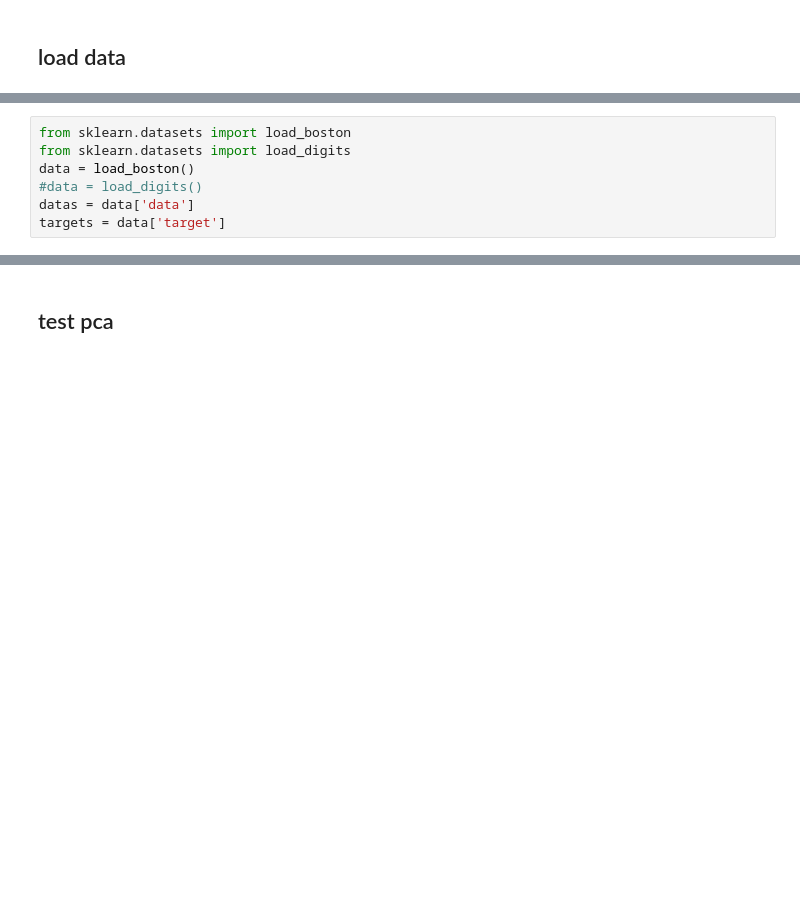
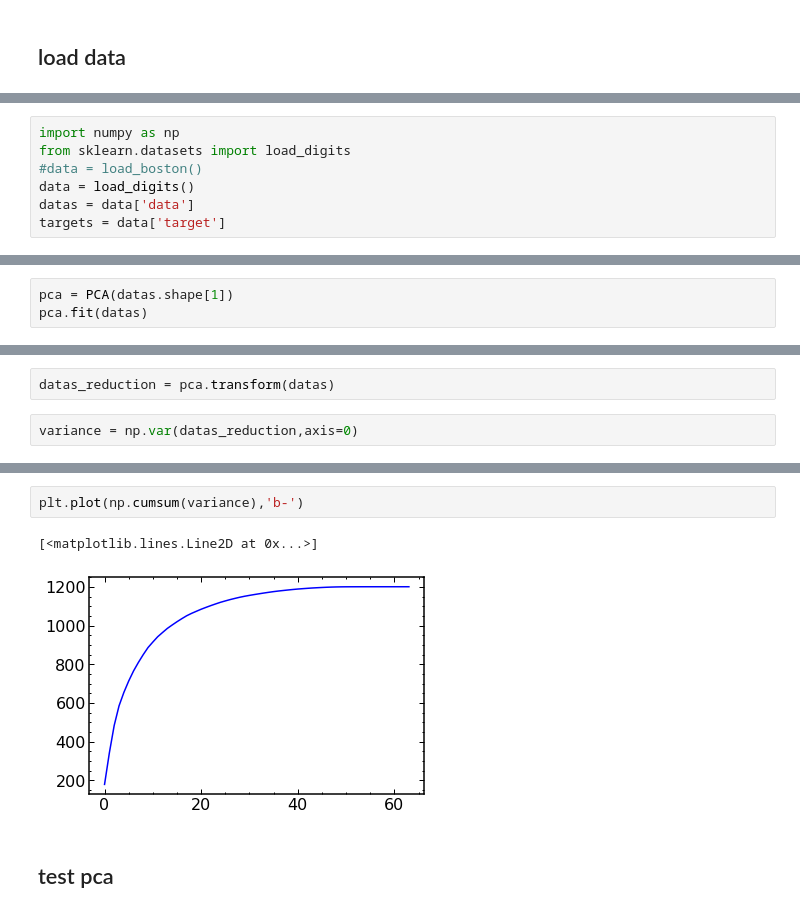
Before and after one commit to litterel/machine-learning, a Jupyter notebook: pca.ipynb, the cells around one changed output, grey strips where cells are left out. Drawn from its saved outputs; the diff is of its cells as text; blank space fills up the shorter version.

```diff
--- a/pca.ipynb
+++ b/pca.ipynb
@@ -7,7 +3,7 @@ from sklearn.datasets import california_housing
 # %%
-from sklearn.datasets import load_boston
+import numpy as np
 from sklearn.datasets import load_digits
-data = load_boston()
-#data = load_digits()
+#data = load_boston()
+data = load_digits()
 datas = data['data']
 targets = data['target']
@@ -13,0 +21,3 @@ targets = data['target']
+# %%
+pca = PCA(datas.shape[1])
+pca.fit(datas)
@@ -13,0 +26,4 @@ targets = data['target']
+# %%
+datas_reduction = pca.transform(datas)
+# %%
+variance = np.var(datas_reduction,axis=0)
@@ -14,3 +68,8 @@ targets = data['target']
+# %%
+plt.plot(np.cumsum(variance),'b-')
+# %% [output]
+[<matplotlib.lines.Line2D at 0x...>]
+[figure, added]
 # %% [markdown]
 ## test pca
 # %%
```
Also changed, not shown: parts of 17 cells of this notebook, 4 other files.
